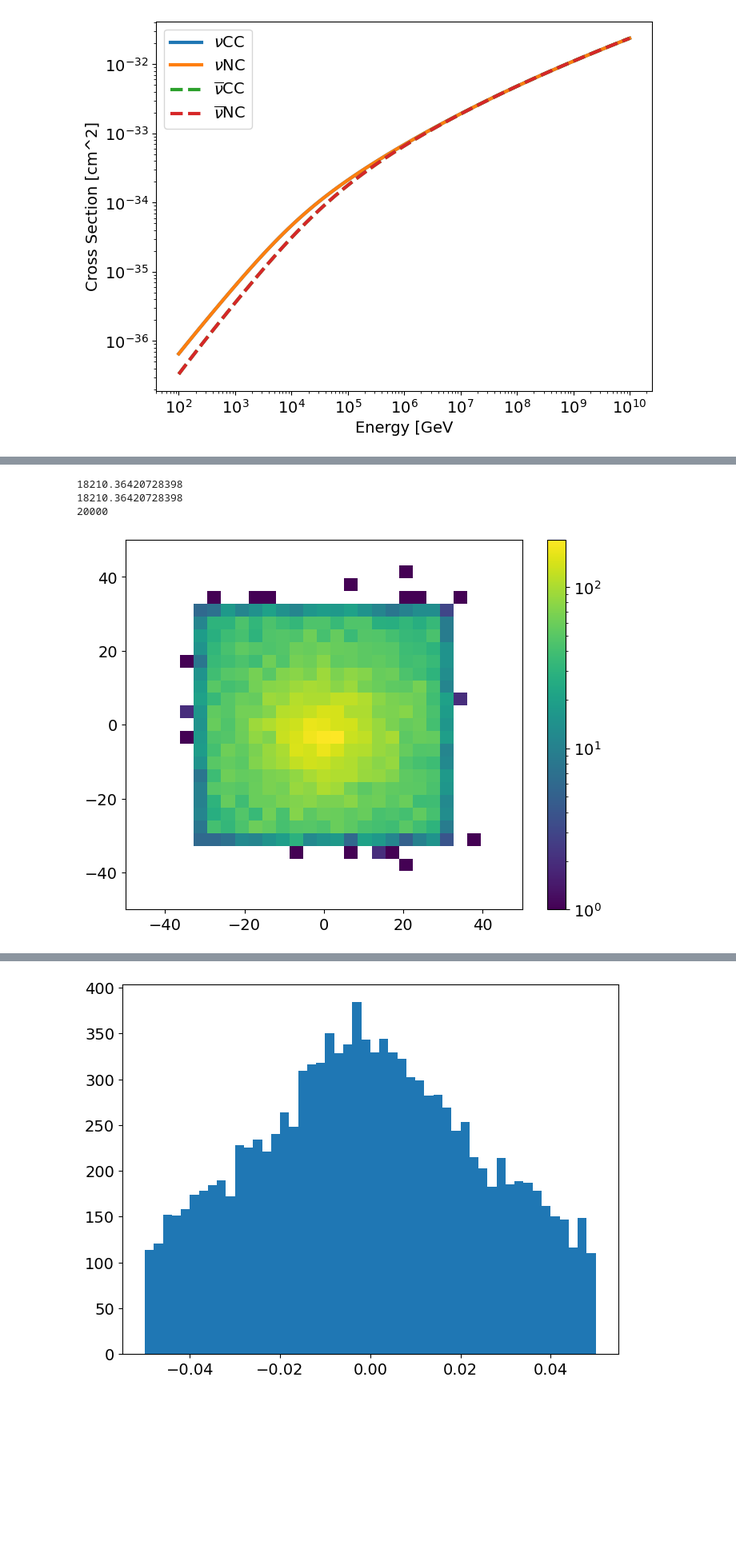
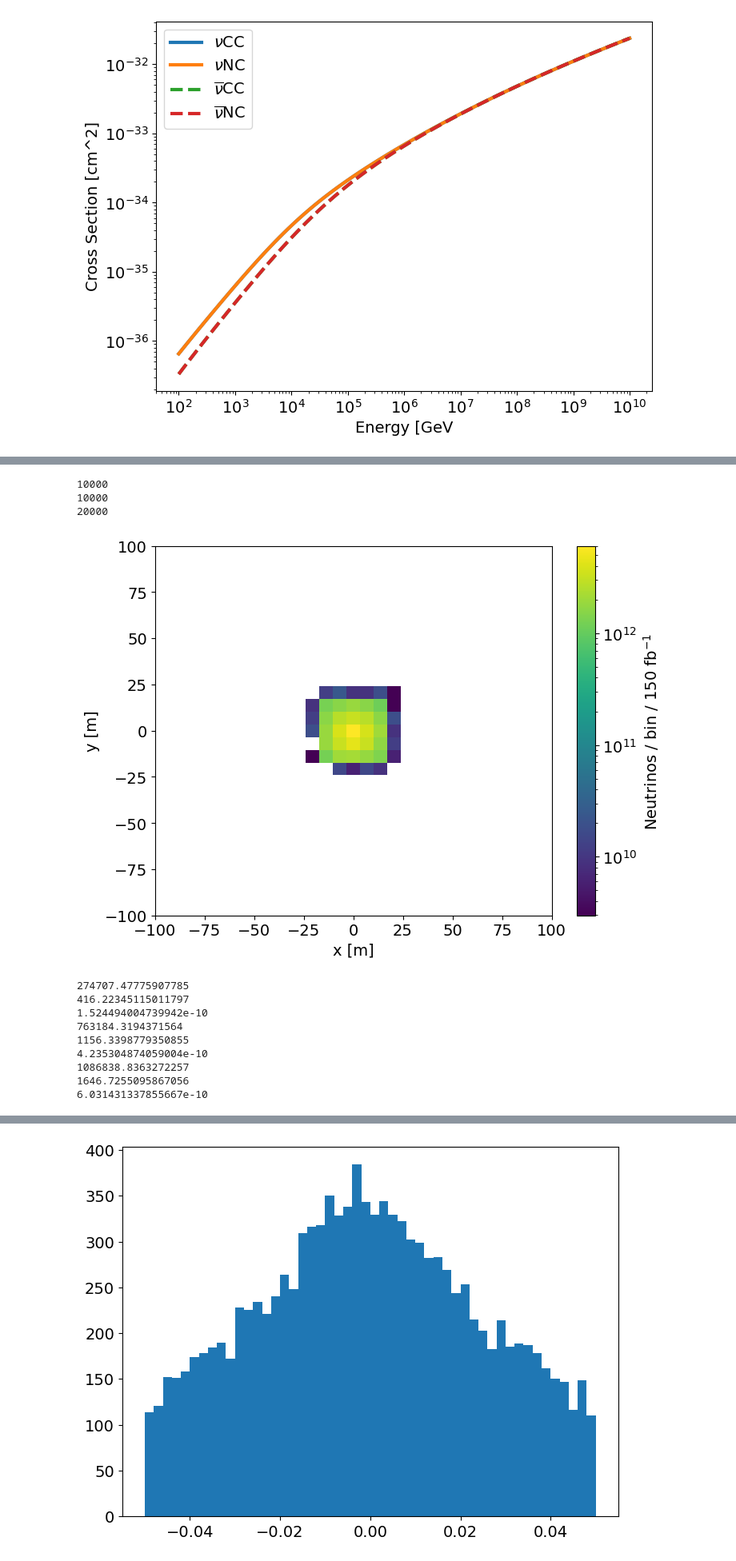
Before and after one commit to nickkamp1/Lake_Geneva_Neutrinos, a Jupyter notebook: MuonSimulation.ipynb, the cells around one changed output, grey strips where cells are left out. Shown at 80% size. Drawn from its saved outputs; the diff is of its cells as text; code cells hidden in the pictures; blank space fills up the shorter version.

Commit message:
Clean up the muon profile calculation and the underlying simulation class

```diff
--- a/MuonSimulation.ipynb
+++ b/MuonSimulation.ipynb
@@ -182,17 +183,52 @@ for simulation,tag in zip([light_simulation,charm_simulation],
 # %%
-profile_nu = light_simulation.CalculateNeutrinoProfileFromIP('LHCb',N=N)
-profile_mu = light_simulation.CalculateMuonProfileFromIP('LHCb',N=N)
+nu_profile,nu_weights = light_simulation.CalculateNeutrinoProfileFromIP('LHCb',N=N,beam_dist=10000)
+mu_profile,mu_weights,mu_distances = light_simulation.CalculateMuonProfileFromIP('LHCb',N=N,beam_dist=10000)
 # %% [output]
-18210.36420728398
-18210.36420728398
+10000
+10000
 20000
 # %%
-plt.hist2d(profile_nu[:,0],profile_nu[:,1],bins=np.linspace(-50,50,30),norm=matplotlib.colors.LogNorm())
-plt.colorbar()
+plt.hist2d(nu_profile[:,0],nu_profile[:,1],weights=nu_weights,bins=np.linspace(-100,100,30),norm=matplotlib.colors.LogNorm())
+plt.xlabel('x [m]')
+plt.ylabel('y [m]')
+c = plt.colorbar()
+c.set_label(r'Neutrinos / bin / 150 fb$^{-1}$')
 plt.show()
 
-plt.hist2d(profile_mu[:,0],profile_mu[:,1],bins=np.linspace(-100,100,30))#,norm=matplotlib.colors.LogNorm())
-plt.colorbar()
+mu_weights *= mu_distances<1000
+mu_radius = np.sqrt(np.sum(mu_profile**2,axis=-1))
+for rad_cut in [5,10,15]:
+    fid_weights = (mu_weights * (mu_radius<rad_cut))
+    print(sum(fid_weights))
+    print(sum(fid_weights)/(22*30))
+    print(sum(fid_weights)/(22*30*24*60*60*31.6e6))
+
+plt.hist2d(mu_profile[:,0],mu_profile[:,1],weights=mu_weights,bins=np.linspace(-100,100,30),norm=matplotlib.colors.LogNorm())
+plt.xlabel('x [m]')
+plt.ylabel('y [m]')
+c = plt.colorbar()
+c.set_label(r'Muons / bin / 150 fb$^{-1}$')
 plt.show()
+
+plt.hist2d(mu_profile[:,0],mu_profile[:,1],weights=fid_weights,bins=np.linspace(-100,100,30),norm=matplotlib.colors.LogNorm())
+plt.xlabel('x [m]')
+plt.ylabel('y [m]')
+c = plt.colorbar()
+c.set_label(r'Muons / bin / 150 fb$^{-1}$')
+plt.show()
+
+plt.hist(mu_distances,bins=np.linspace(0,11000,50),weights=mu_weights)
+plt.xlabel('Muon Propagation Distance [m]')
+plt.ylabel(r'Muons / bin / 150 fb$^{-1}$')
+plt.show()
 # %% [output]
-[figure, old version]
+[figure, new version]
+274707.47775907785
+416.22345115011797
+1.524494004739942e-10
+763184.3194371564
+1156.3398779350855
+4.235304874059004e-10
+1086838.8363272257
+1646.7255095867056
+6.031431337855667e-10
```
Also changed, not shown: parts of 5 cells of this notebook, 2 other files.
